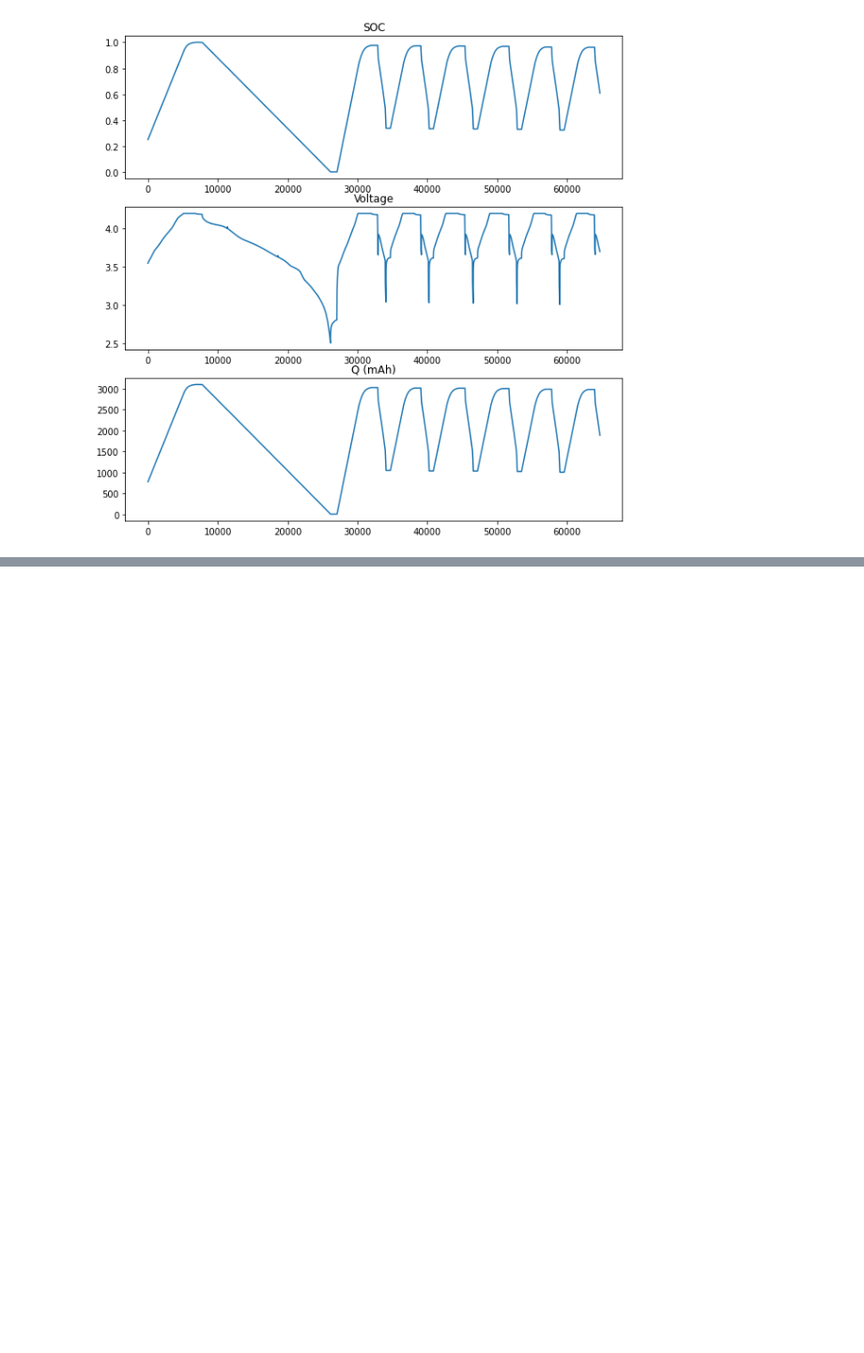
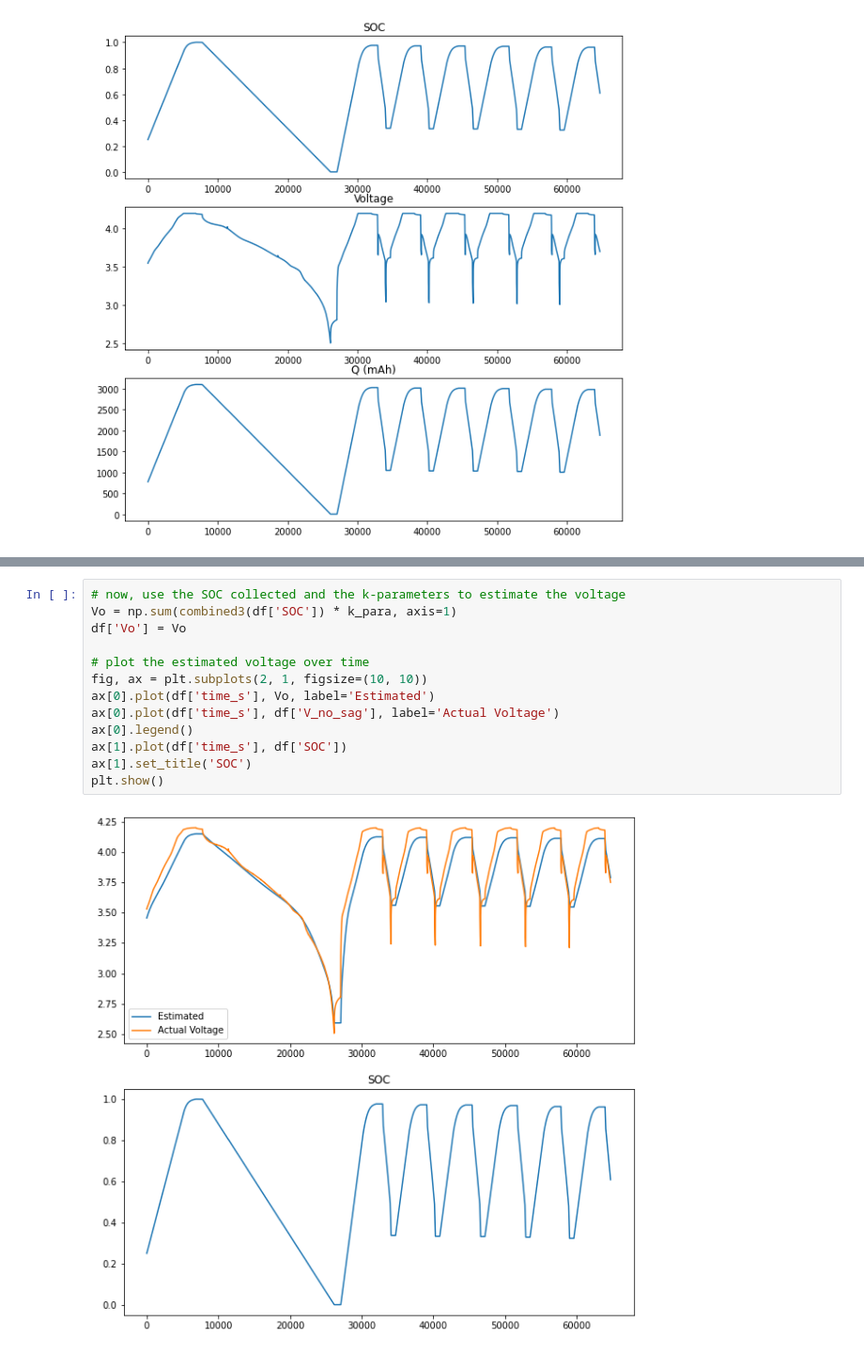
Before and after one commit to SquareWheelBike/CloudBFG, a Jupyter notebook: dataset_testing.ipynb, the cells around one changed output, grey strips where cells are left out. Shown: that part at 94% size. Cells and saved outputs as stored; diff of their text form; blank space fills up the shorter version.

```diff
--- a/dataset_testing.ipynb
+++ b/dataset_testing.ipynb
@@ -197,3 +199,18 @@ print('lstsq: {}'.format(k_para))
 # %% [output]
 lstsq: [-7.78662686e+00 -5.53008032e+01  7.78233438e+01 -1.37778617e+01
   1.54504739e+00 -7.46066012e-02  1.05352756e+02 -6.57840568e-01]
+# %%
+# now, use the SOC collected and the k-parameters to estimate the voltage
+Vo = np.sum(combined3(df['SOC']) * k_para, axis=1)
+df['Vo'] = Vo
+
+# plot the estimated voltage over time
+fig, ax = plt.subplots(2, 1, figsize=(10, 10))
+ax[0].plot(df['time_s'], Vo, label='Estimated')
+ax[0].plot(df['time_s'], df['V_no_sag'], label='Actual Voltage')
+ax[0].legend()
+ax[1].plot(df['time_s'], df['SOC'])
+ax[1].set_title('SOC')
+plt.show()
+# %% [output]
+[figure, added]
```
Also changed, not shown: parts of 3 cells of this notebook.
